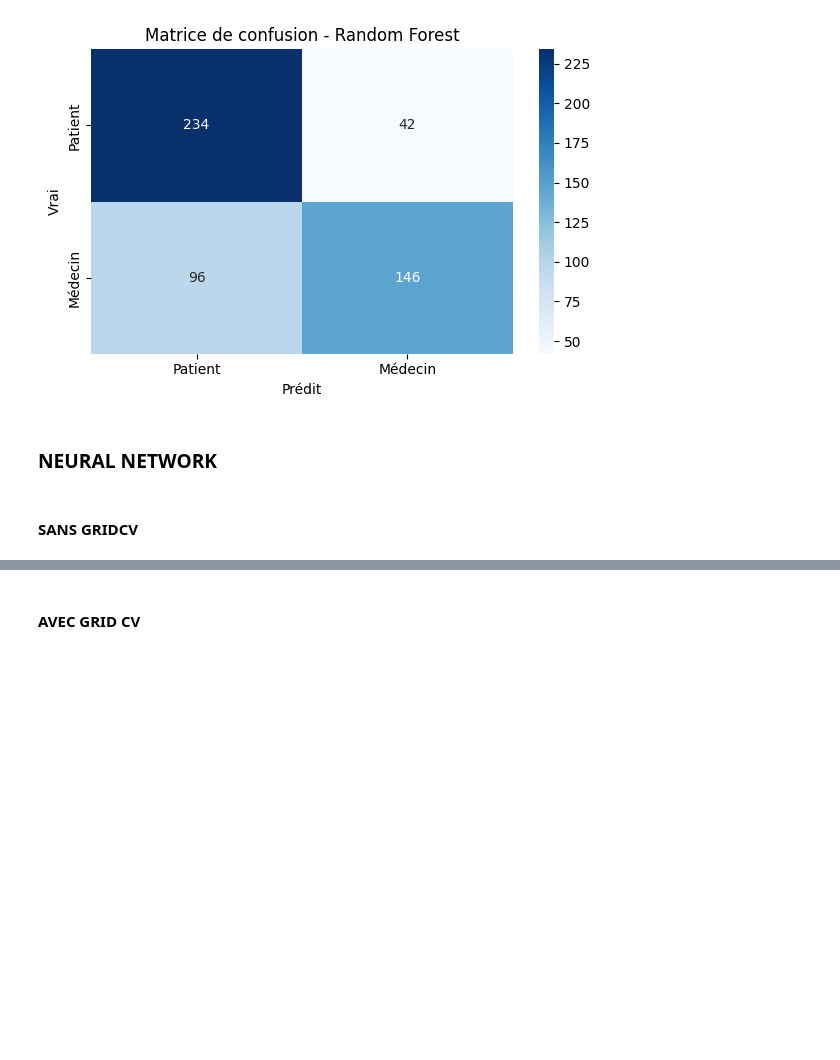
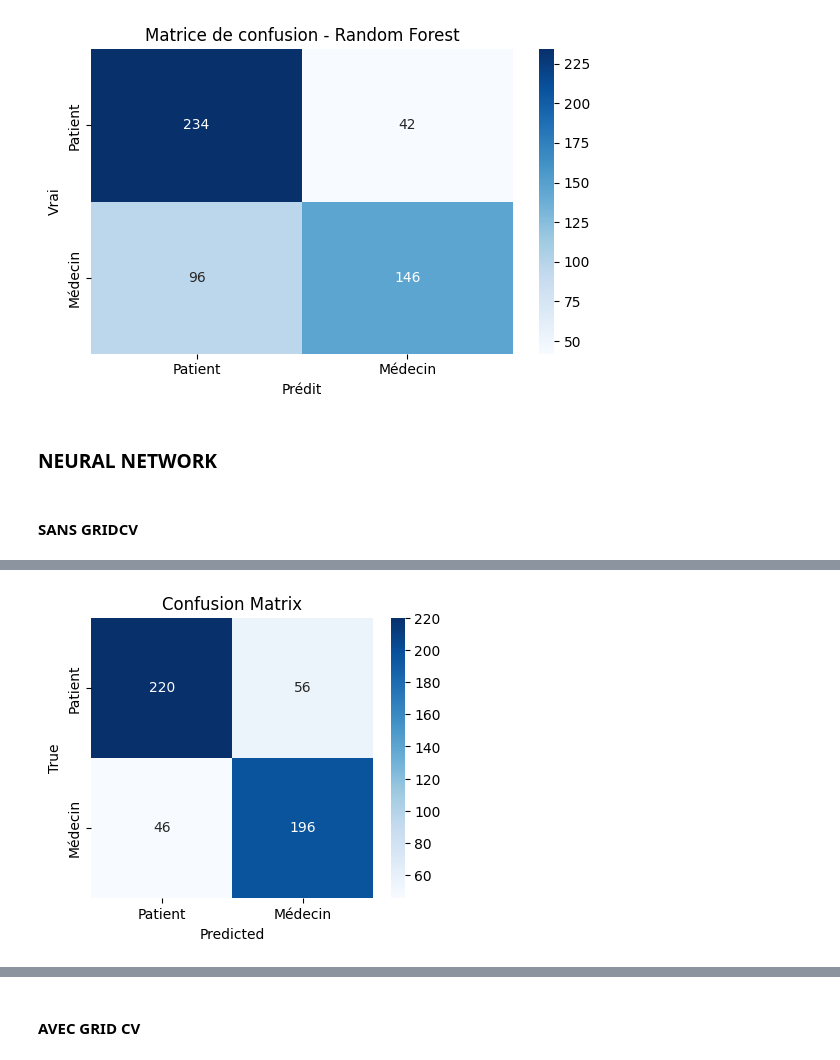
Before and after one commit to tchoupi26/codespaces-jupyter, a Jupyter notebook: devoir.ipynb, the cells around one changed output, grey strips where cells are left out. Cells and saved outputs as stored; diff of their text form; code cells hidden in the pictures; blank space fills up the shorter version.

```diff
--- a/devoir.ipynb
+++ b/devoir.ipynb
@@ -865,0 +1174,85 @@ NameError: name 'best_mlp' is not defined
+# %%
+from sklearn.neural_network import MLPClassifier
+from sklearn.preprocessing import StandardScaler, LabelEncoder
+from sklearn.metrics import classification_report, confusion_matrix, accuracy_score, precision_recall_curve, roc_curve, auc
+import matplotlib.pyplot as plt
+import seaborn as sns
+import numpy as np
+
+# Charger les embeddings
+X_train_drbert = np.load('X_train_drbert_embeddings.npy')
+X_test_drbert = np.load('X_test_drbert_embeddings.npy')
+
+# 1. Normalize embeddings
+print("Normalizing data...")
+scaler = StandardScaler()
+X_train_scaled = scaler.fit_transform(X_train_drbert)
+X_test_scaled = scaler.transform(X_test_drbert)
+
+# 2. Prepare targets and encode them
+print("Encoding labels...")
+label_encoder = LabelEncoder()
+y_train = label_encoder.fit_transform(train_df['role_binaire'])
+y_test = label_encoder.transform(test_df['role_binaire'])
+
+# 3. Define and train model
+print("Training MLPClassifier...")
+mlp = MLPClassifier(
+    hidden_layer_sizes=(256, 128, 64),
+    activation='relu',
+    solver='adam',
+    alpha=0.001,
+    learning_rate='adaptive',
+    max_iter=300,
+    early_stopping=True,
+    validation_fraction=0.1,
+    random_state=42,
+    verbose=True
+)
+
+mlp.fit(X_train_scaled, y_train)
+
+# 4. Predictions and probabilities
+y_pred = mlp.predict(X_test_scaled)
+y_proba = mlp.predict_proba(X_test_scaled)
+
+# 5. Performance metrics
+print("\n=== Model Performance ===")
+print(f"Accuracy: {accuracy_score(y_test, y_pred):.2%}")
+print("\nDetailed Classification Report:")
+print(classification_report(y_test, y_pred, target_names=['Patient', 'Médecin']))
+
+# 6. Confusion Matrix Visualization
+plt.figure(figsize=(10, 8))
+plt.subplot(2, 2, 1)
+cm = confusion_matrix(y_test, y_pred)
+sns.heatmap(cm, annot=True, fmt='d', cmap='Blues',
+            xticklabels=['Patient', 'Médecin'],
+            yticklabels=['Patient', 'Médecin'])
+plt.title('Confusion Matrix')
+plt.xlabel('Predicted')
+plt.ylabel('True')
+
+
+# 7. Precision, Recall, F1 scores for each class
+print("\n=== Detailed Performance Metrics ===")
+print("Patient:")
+print(f"Precision: {cm[0,0]/(cm[0,0]+cm[1,0]):.2%}")
+print(f"Recall: {cm[0,0]/(cm[0,0]+cm[0,1]):.2%}")
+print(f"F1-score: {2*cm[0,0]/(2*cm[0,0]+cm[0,1]+cm[1,0]):.2%}")
+
+print("\nMédecin:")
+print(f"Precision: {cm[1,1]/(cm[1,1]+cm[0,1]):.2%}")
+print(f"Recall: {cm[1,1]/(cm[1,1]+cm[1,0]):.2%}")
+print(f"F1-score: {2*cm[1,1]/(2*cm[1,1]+cm[1,0]+cm[0,1]):.2%}")
+
+
+# 10. Analysis of errors with confidence levels
+errors = (y_pred != y_test)
+error_probs = np.max(y_proba[errors], axis=1)
+print("\n=== Error Analysis ===")
+print(f"Number of errors: {np.sum(errors)}")
+print(f"Average confidence in errors: {error_probs.mean():.2%}")
+print(f"Max confidence in errors: {error_probs.max():.2%}")
+print(f"Min confidence in errors: {error_probs.min():.2%}")
+# %% [output]
@@ -865,0 +1276 @@ NameError: name 'best_mlp' is not defined
+[figure, added]
```
Also changed, not shown: parts of 20 cells of this notebook, 11 other files.
